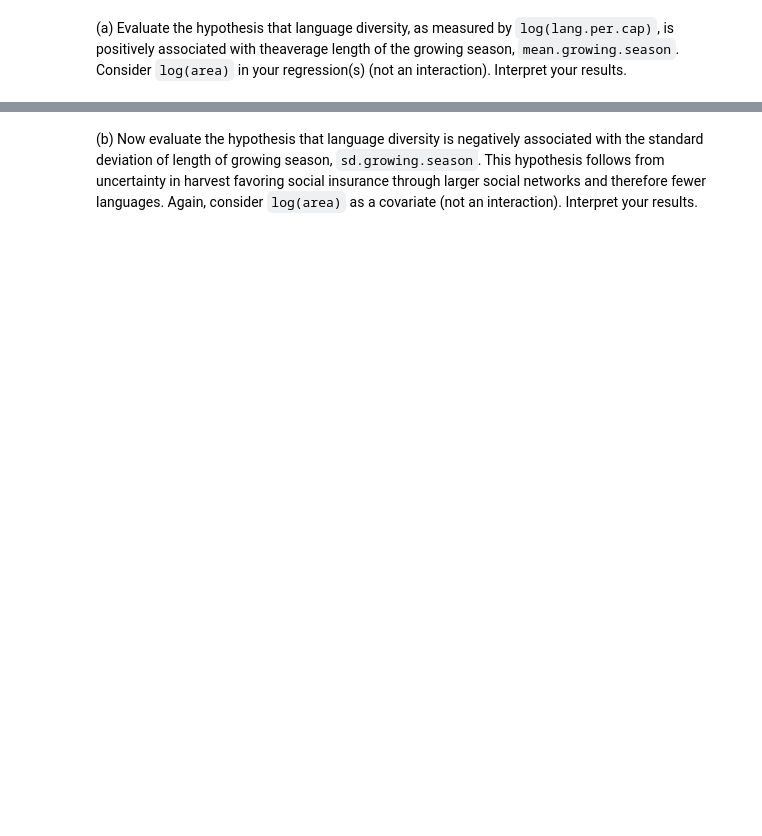
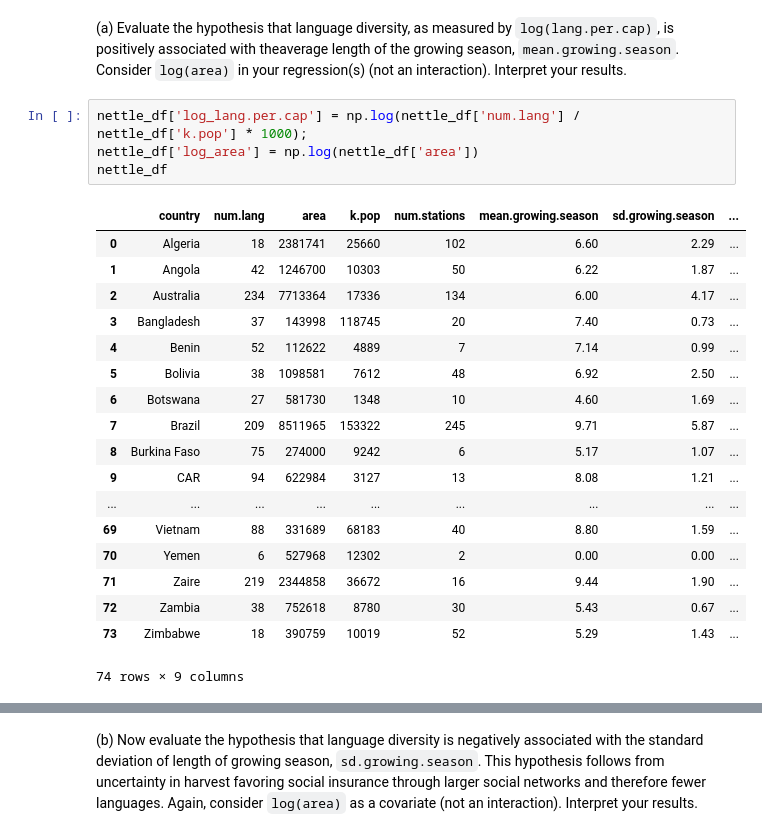
Before and after one commit to Edderic/statistical-rethinking-python-solutions, a Jupyter notebook: ch-7.ipynb, the cells around one changed output, grey strips where cells are left out. Cells and saved outputs as stored; diff of their text form; blank space fills up the shorter version.

```diff
--- a/ch-7.ipynb
+++ b/ch-7.ipynb
@@ -843,2 +872,25 @@ This problem is open ended, allowing you to decide how you address the hypothese
 # %% [markdown]
 (a) Evaluate the hypothesis that language diversity, as measured by `log(lang.per.cap)`, is positively associated with theaverage length of the growing season, `mean.growing.season`. Consider `log(area)` in your regression(s) (not an interaction). Interpret your results.
+# %%
+nettle_df['log_lang.per.cap'] = np.log(nettle_df['num.lang'] / nettle_df['k.pop'] * 1000);
+nettle_df['log_area'] = np.log(nettle_df['area'])
+nettle_df
+# %% [output]
+|  | country | num.lang | area | k.pop | num.stations | mean.growing.season | sd.growing.season | ... |
+| 0 | Algeria | 18 | 2381741 | 25660 | 102 | 6.60 | 2.29 | ... |
+| 1 | Angola | 42 | 1246700 | 10303 | 50 | 6.22 | 1.87 | ... |
+| 2 | Australia | 234 | 7713364 | 17336 | 134 | 6.00 | 4.17 | ... |
+| 3 | Bangladesh | 37 | 143998 | 118745 | 20 | 7.40 | 0.73 | ... |
+| 4 | Benin | 52 | 112622 | 4889 | 7 | 7.14 | 0.99 | ... |
+| 5 | Bolivia | 38 | 1098581 | 7612 | 48 | 6.92 | 2.50 | ... |
+| 6 | Botswana | 27 | 581730 | 1348 | 10 | 4.60 | 1.69 | ... |
+| 7 | Brazil | 209 | 8511965 | 153322 | 245 | 9.71 | 5.87 | ... |
+| 8 | Burkina Faso | 75 | 274000 | 9242 | 6 | 5.17 | 1.07 | ... |
+| 9 | CAR | 94 | 622984 | 3127 | 13 | 8.08 | 1.21 | ... |
+| ... | ... | ... | ... | ... | ... | ... | ... | ... |
+| 69 | Vietnam | 88 | 331689 | 68183 | 40 | 8.80 | 1.59 | ... |
+| 70 | Yemen | 6 | 527968 | 12302 | 2 | 0.00 | 0.00 | ... |
+| 71 | Zaire | 219 | 2344858 | 36672 | 16 | 9.44 | 1.90 | ... |
+| 72 | Zambia | 38 | 752618 | 8780 | 30 | 5.43 | 0.67 | ... |
+| 73 | Zimbabwe | 18 | 390759 | 10019 | 52 | 5.29 | 1.43 | ... |
+74 rows × 9 columns
```
Also changed, not shown: parts of 13 cells of this notebook.
